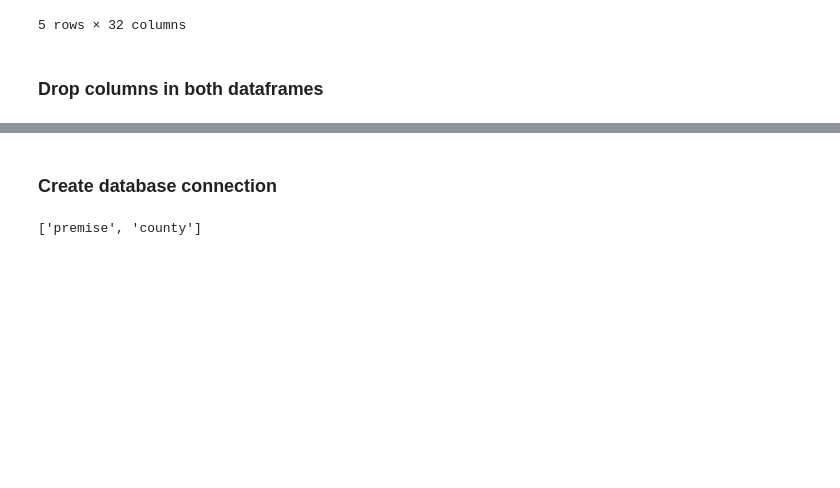
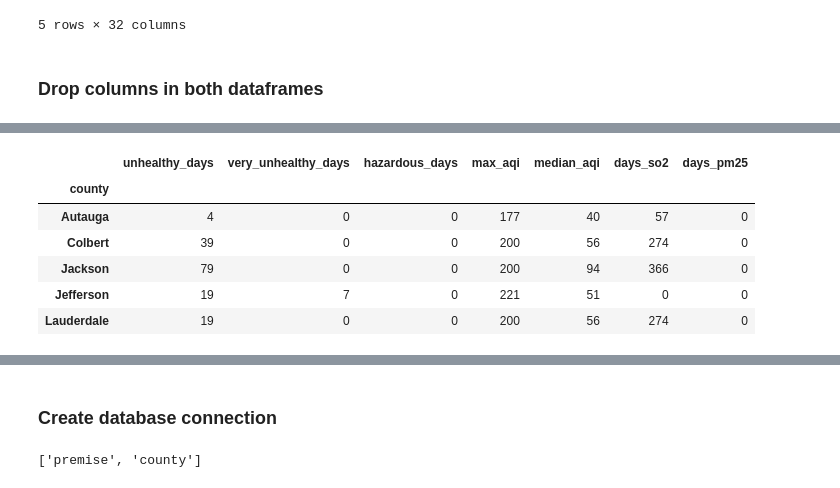
Before and after one commit to prinszi/ETL_Project, a Jupyter notebook: ETL.ipynb, the cells around one changed output, grey strips where cells are left out. Drawn from its saved outputs; the diff is of its cells as text; code cells hidden in the pictures; blank space fills up the shorter version.

```diff
--- a/ETL.ipynb
+++ b/ETL.ipynb
@@ -86,0 +79,19 @@ AttributeError: 'NoneType' object has no attribute 'head'
+# %%
+# drop unnecessary columns (min/max)
+emission_cols = ["County", "Unhealthy Days", "Very Unhealthy Days", "Hazardous Days", "Max AQI", "Median AQI", "Days SO2", "Days PM2.5"]
+emission_clean_df = emission_all_df[emission_cols].copy()
+emission_clean_df = emission_clean_df.rename(columns={"County":"county", "Unhealthy Days":"unhealthy_days",
+                                                      "Very Unhealthy Days":"very_unhealthy_days",
+                                                      "Hazardous Days":"hazardous_days", "Max AQI":"max_aqi",
+                                                      "Median AQI":"median_aqi","Days SO2":"days_so2",
+                                                      "Days PM2.5":"days_pm25"})
+emission_clean_df.set_index("county", inplace=True)
+emission_clean_df.head()
+# %% [output]
+|  | unhealthy_days | very_unhealthy_days | hazardous_days | max_aqi | median_aqi | days_so2 | days_pm25 |
+| county |  |  |  |  |  |  |  |
+| Autauga | 4 | 0 | 0 | 177 | 40 | 57 | 0 |
+| Colbert | 39 | 0 | 0 | 200 | 56 | 274 | 0 |
+| Jackson | 79 | 0 | 0 | 200 | 94 | 366 | 0 |
+| Jefferson | 19 | 7 | 0 | 221 | 51 | 0 | 0 |
+| Lauderdale | 19 | 0 | 0 | 200 | 56 | 274 | 0 |
```
Also changed, not shown: parts of 4 cells of this notebook.
